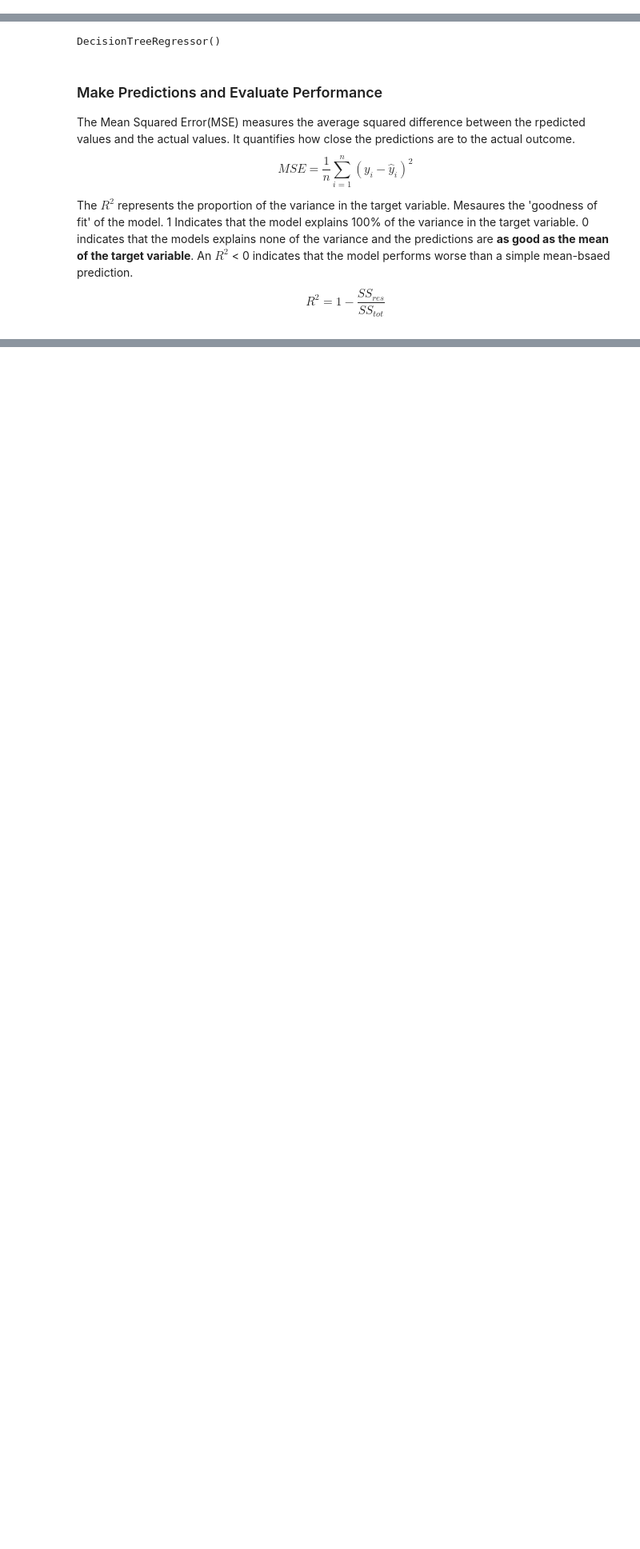
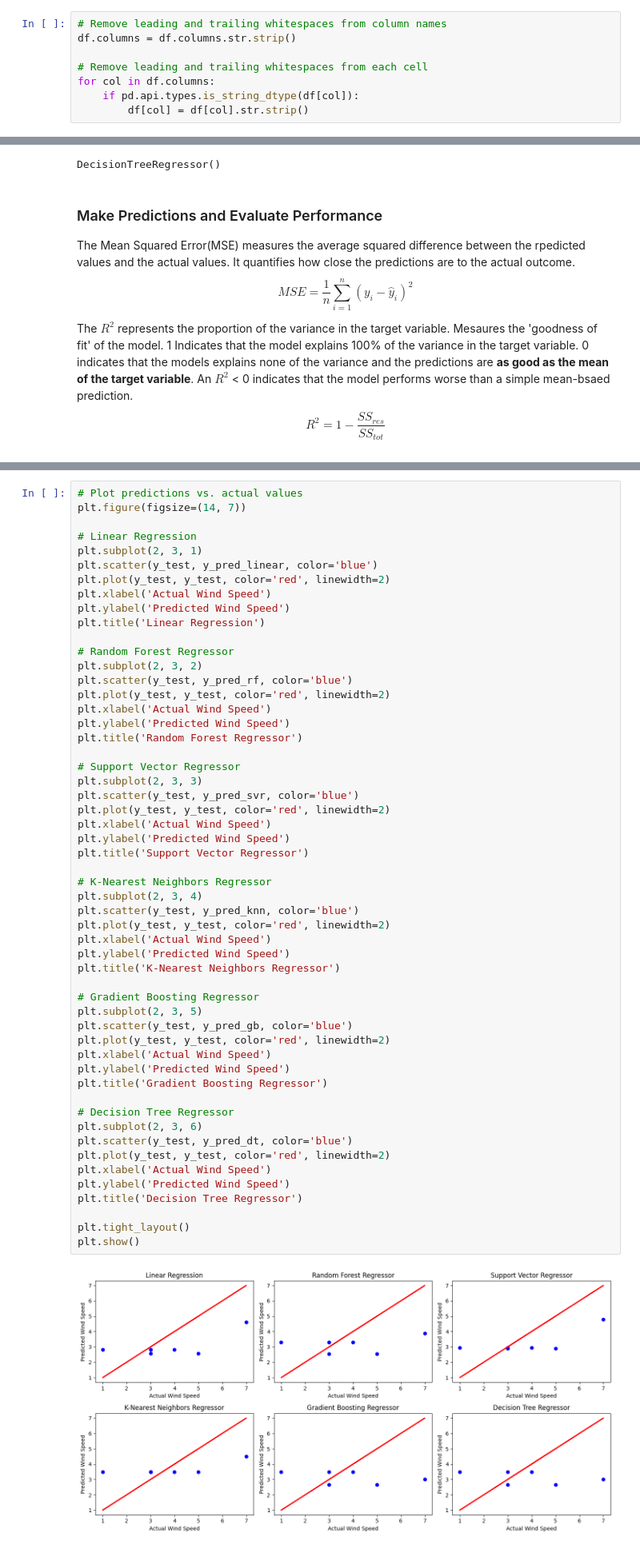
Before and after one commit to CMA-Projects/Machine-Learning-Caribou-Migration, a Jupyter notebook: Notebooks/Bird_Migration_Analysis.ipynb, the cells around one changed output, grey strips where cells are left out. Shown at 80% size. Drawn from its saved outputs; the diff is of its cells as text; blank space fills up the shorter version.

```diff
--- a/Notebooks/Bird_Migration_Analysis.ipynb
+++ b/Notebooks/Bird_Migration_Analysis.ipynb
@@ -24,3 +57,11 @@ sys.path.append(os.path.abspath('..'))
+# %%
+# Remove leading and trailing whitespaces from column names
+df.columns = df.columns.str.strip()
+
+# Remove leading and trailing whitespaces from each cell
+for col in df.columns:
+    if pd.api.types.is_string_dtype(df[col]):
+        df[col] = df[col].str.strip()
 # %% [markdown]
 ## Basic Machine Learning Model Training & Analysis
 # %% [markdown]
@@ -157,0 +239,56 @@ R^2 Score: nan
+# %%
+# Plot predictions vs. actual values
+plt.figure(figsize=(14, 7))
+
+# Linear Regression
+plt.subplot(2, 3, 1)
+plt.scatter(y_test, y_pred_linear, color='blue')
+plt.plot(y_test, y_test, color='red', linewidth=2)
+plt.xlabel('Actual Wind Speed')
+plt.ylabel('Predicted Wind Speed')
+plt.title('Linear Regression')
+
+# Random Forest Regressor
+plt.subplot(2, 3, 2)
+plt.scatter(y_test, y_pred_rf, color='blue')
+plt.plot(y_test, y_test, color='red', linewidth=2)
+plt.xlabel('Actual Wind Speed')
+plt.ylabel('Predicted Wind Speed')
+plt.title('Random Forest Regressor')
+
+# Support Vector Regressor
+plt.subplot(2, 3, 3)
+plt.scatter(y_test, y_pred_svr, color='blue')
+plt.plot(y_test, y_test, color='red', linewidth=2)
+plt.xlabel('Actual Wind Speed')
+plt.ylabel('Predicted Wind Speed')
+plt.title('Support Vector Regressor')
+
+# K-Nearest Neighbors Regressor
+plt.subplot(2, 3, 4)
+plt.scatter(y_test, y_pred_knn, color='blue')
+plt.plot(y_test, y_test, color='red', linewidth=2)
+plt.xlabel('Actual Wind Speed')
+plt.ylabel('Predicted Wind Speed')
+plt.title('K-Nearest Neighbors Regressor')
+
+# Gradient Boosting Regressor
+plt.subplot(2, 3, 5)
+plt.scatter(y_test, y_pred_gb, color='blue')
+plt.plot(y_test, y_test, color='red', linewidth=2)
+plt.xlabel('Actual Wind Speed')
+plt.ylabel('Predicted Wind Speed')
+plt.title('Gradient Boosting Regressor')
+
+# Decision Tree Regressor
+plt.subplot(2, 3, 6)
+plt.scatter(y_test, y_pred_dt, color='blue')
+plt.plot(y_test, y_test, color='red', linewidth=2)
+plt.xlabel('Actual Wind Speed')
+plt.ylabel('Predicted Wind Speed')
+plt.title('Decision Tree Regressor')
+
+plt.tight_layout()
+plt.show()
+# %% [output]
+[figure, added]
```
Also changed, not shown: parts of 21 cells of this notebook.
